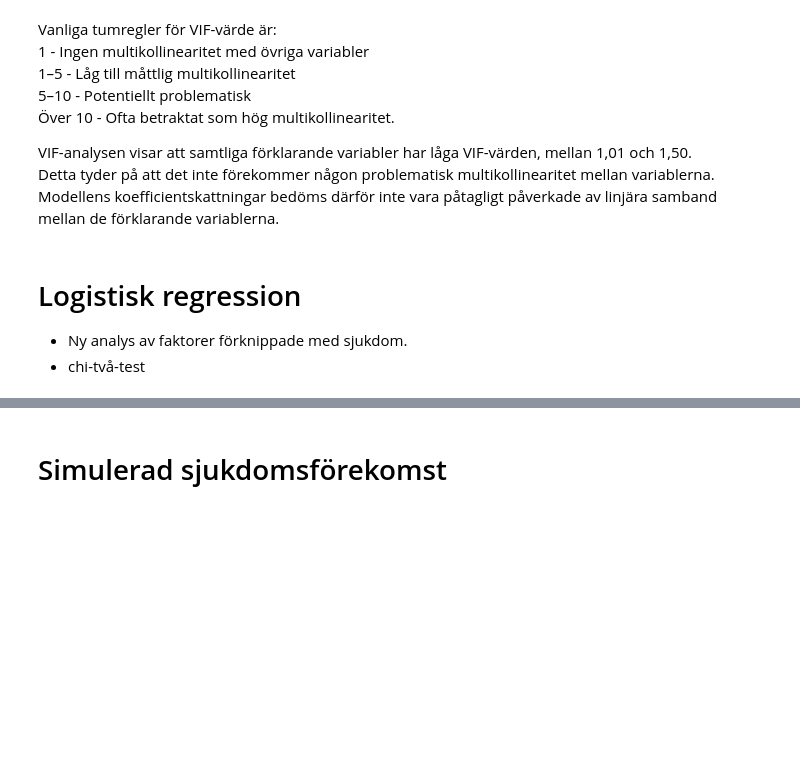
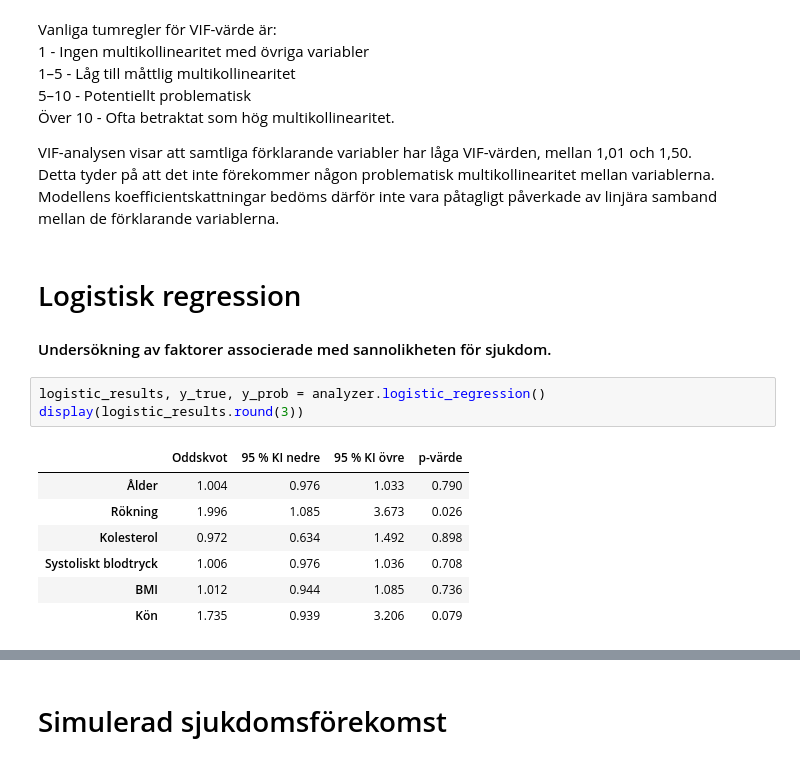
Before and after one commit to Hakan-Fridlund/PYSTDA45-assignment_health_study, a Jupyter notebook: notebooks/health_study_part2.ipynb, the cells around one changed output, grey strips where cells are left out. Saved outputs shown, nothing was run; the diff lists cells and outputs as text; blank space fills up the shorter version.

```diff
--- a/notebooks/health_study_part2.ipynb
+++ b/notebooks/health_study_part2.ipynb
@@ -377,5 +374,15 @@ VIF-analysen visar att samtliga förklarande variabler har låga VIF-värden, me
 Detta tyder på att det inte förekommer någon problematisk multikollinearitet mellan variablerna. Modellens koefficientskattningar bedöms därför inte vara påtagligt påverkade av linjära samband mellan de förklarande variablerna.
 # %% [markdown]
 # Logistisk regression
-* Ny analys av faktorer förknippade med sjukdom.
-* chi-två-test
+#### Undersökning av faktorer associerade med sannolikheten för sjukdom.
+# %%
+logistic_results, y_true, y_prob = analyzer.logistic_regression()
+display(logistic_results.round(3))
+# %% [output]
+|  | Oddskvot | 95 % KI nedre | 95 % KI övre | p-värde |
+| Ålder | 1.004 | 0.976 | 1.033 | 0.790 |
+| Rökning | 1.996 | 1.085 | 3.673 | 0.026 |
+| Kolesterol | 0.972 | 0.634 | 1.492 | 0.898 |
+| Systoliskt blodtryck | 1.006 | 0.976 | 1.036 | 0.708 |
+| BMI | 1.012 | 0.944 | 1.085 | 0.736 |
+| Kön | 1.735 | 0.939 | 3.206 | 0.079 |
```
Also changed, not shown: parts of 2 cells of this notebook, 3 other files.
